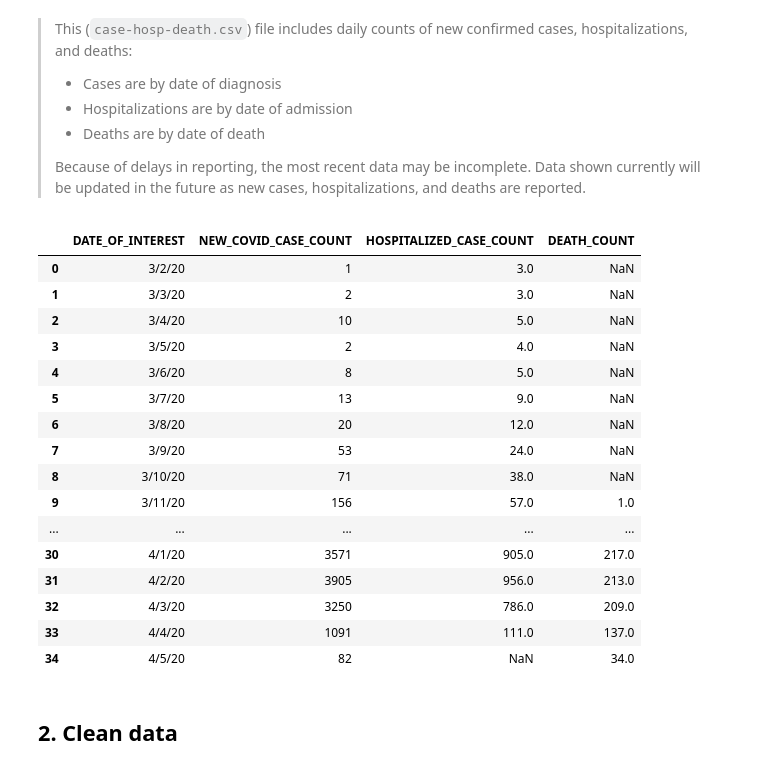
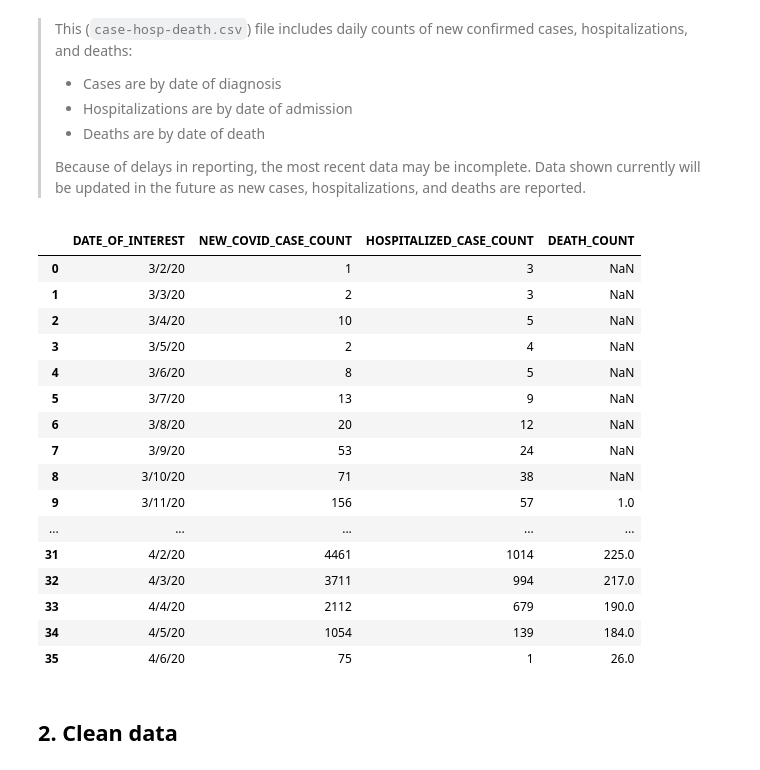
Before and after one commit to carlos-afonso/COVID-19, a Jupyter notebook: notebooks/nyc-covid-19-case-hosp-death.ipynb, the cells around one changed output. Drawn from its saved outputs; the diff is of its cells as text; code cells hidden in the pictures.

```diff
--- a/notebooks/nyc-covid-19-case-hosp-death.ipynb
+++ b/notebooks/nyc-covid-19-case-hosp-death.ipynb
@@ -21,36 +21,36 @@ Data notes from the data source [https://github.com/nychealth/coronavirus-data]:
 >
 > Because of delays in reporting, the most recent data may be incomplete. Data shown currently will be updated in the future as new cases, hospitalizations, and deaths are reported.
 # %%
-update_str = 'as of Apr 5, 2020'
+update_str = 'as of Apr 6, 2020'
 
 #source_str = 'Sources: Data: nyc.gov/coronavirus - Plot: carlos-afonso.github.io/COVID-19'
 #source_str = 'Data: nyc.gov/coronavirus - Plot: carlos-afonso.github.io/COVID-19'
 #source_str = 'Data source: NYC Health: github.com/nychealth/coronavirus-data'
 source_str = 'Data: NYC Health: nyc.gov/coronavirus - Plot: carlos-afonso.github.io/COVID-19'
 
 data_file = '../data/nychealth-coronavirus-data/case-hosp-death.csv'
 
 df = pd.read_csv(data_file)
 
 df
 # %% [output]
 |  | DATE_OF_INTEREST | NEW_COVID_CASE_COUNT | HOSPITALIZED_CASE_COUNT | DEATH_COUNT |
-| 0 | 3/2/20 | 1 | 3.0 | NaN |
-| 1 | 3/3/20 | 2 | 3.0 | NaN |
-| 2 | 3/4/20 | 10 | 5.0 | NaN |
-| 3 | 3/5/20 | 2 | 4.0 | NaN |
-| 4 | 3/6/20 | 8 | 5.0 | NaN |
-| 5 | 3/7/20 | 13 | 9.0 | NaN |
-| 6 | 3/8/20 | 20 | 12.0 | NaN |
-| 7 | 3/9/20 | 53 | 24.0 | NaN |
-| 8 | 3/10/20 | 71 | 38.0 | NaN |
-| 9 | 3/11/20 | 156 | 57.0 | 1.0 |
+| 0 | 3/2/20 | 1 | 3 | NaN |
+| 1 | 3/3/20 | 2 | 3 | NaN |
+| 2 | 3/4/20 | 10 | 5 | NaN |
+| 3 | 3/5/20 | 2 | 4 | NaN |
+| 4 | 3/6/20 | 8 | 5 | NaN |
+| 5 | 3/7/20 | 13 | 9 | NaN |
+| 6 | 3/8/20 | 20 | 12 | NaN |
+| 7 | 3/9/20 | 53 | 24 | NaN |
+| 8 | 3/10/20 | 71 | 38 | NaN |
+| 9 | 3/11/20 | 156 | 57 | 1.0 |
 | ... | ... | ... | ... | ... |
-| 30 | 4/1/20 | 3571 | 905.0 | 217.0 |
-| 31 | 4/2/20 | 3905 | 956.0 | 213.0 |
-| 32 | 4/3/20 | 3250 | 786.0 | 209.0 |
-| 33 | 4/4/20 | 1091 | 111.0 | 137.0 |
-| 34 | 4/5/20 | 82 | NaN | 34.0 |
+| 31 | 4/2/20 | 4461 | 1014 | 225.0 |
+| 32 | 4/3/20 | 3711 | 994 | 217.0 |
+| 33 | 4/4/20 | 2112 | 679 | 190.0 |
+| 34 | 4/5/20 | 1054 | 139 | 184.0 |
+| 35 | 4/6/20 | 75 | 1 | 26.0 |
 # %% [markdown]
 ## 2. Clean data
 # %% [markdown]
```
Also changed, not shown: parts of 5 cells of this notebook, 2 other files.
